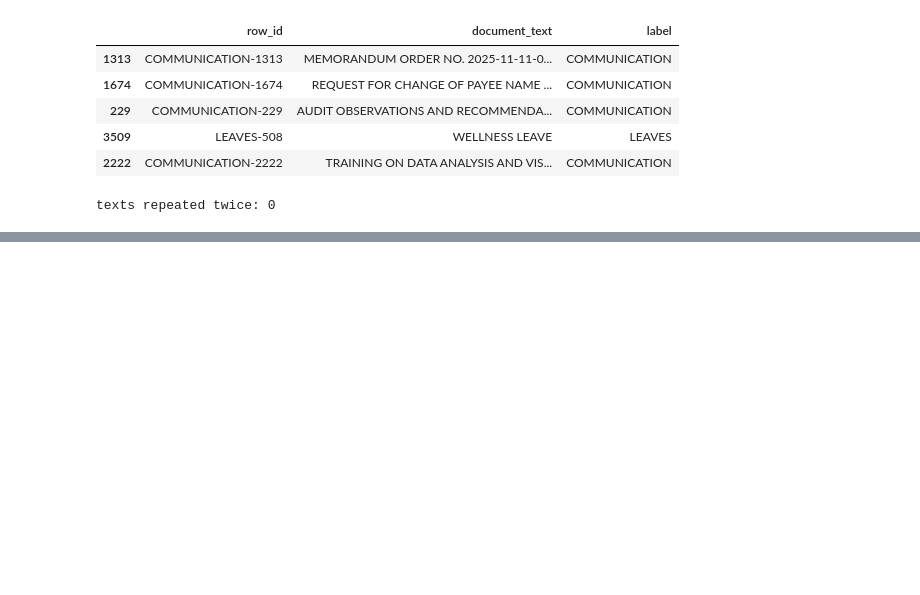
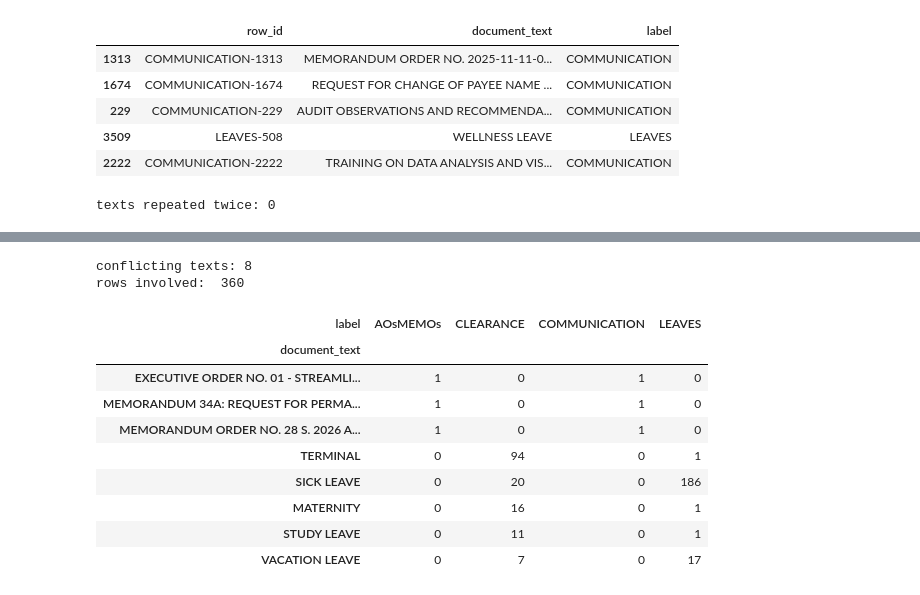
Before and after one commit to patrick-john02/doc_classifications, a Jupyter notebook: notebooks/01_pao_metadata_preparation.ipynb, the cells around one changed output, grey strips where cells are left out. Saved outputs shown, nothing was run; the diff lists cells and outputs as text; code cells hidden in the pictures; blank space fills up the shorter version.

```diff
--- a/notebooks/01_pao_metadata_preparation.ipynb
+++ b/notebooks/01_pao_metadata_preparation.ipynb
@@ -269,7 +274,20 @@ LEAVES            652
 AOsMEMOs           14
 Name: count, dtype: int64
 # %%
-# dupes =  datasets["document_text"].duplicated().sum()
-# print(dupes)
+#check duplicates and conflicting labels
+dupes =  datasets["document_text"].duplicated().sum()
+print(dupes)
+
+labels_per_text = datasets.groupby("document_text")["label"].nunique()
+conflicts = labels_per_text[labels_per_text > 1]
+print("same text with different labels")
+display(datasets["document_text"].value_counts().head(10))
+
+print("same text with different lables:", len(conflicts))
+
+#what it does
+#duplicated() marks a text that already appeared earlier, and .sum() counts them.
+#group groupby("document_text")["label"].nunique() asks, for each distinct text, how many different labels it has. More than 1 is a conflict: the same words labeled two ways.
+# value_counts().head(10) shows the 10 most common texts.
 # %% [output]
 1219
@@ -275,0 +308,32 @@ Name: count, dtype: int64
+# %%
+#showing the conflicting text
+conflict_rows = datasets[datasets["document_text"].isin(conflicts.index)]
+
+summary = (
+    conflict_rows
+    .groupby(["document_text", "label"])
+    .size()
+    .unstack(fill_value=0)
+)
+
+print("conflicting texts:", len(summary))
+print("rows involved: " , len(conflict_rows))
+display(summary.sort_values(summary.columns.tolist(), ascending=False).head(20))
+
+#what it does
+#isin(conflicts.index) keeps only the rows whose text is one of the conflicting texts.
+# groupby([...]).size() counts the rows per (text, label) pair.
+# .unstack(fill_value=0) turns the labels into columns, so you see one row per text, like TERMINAL | CLEARANCE: 90 | LEAVES: 5. fill_value=0 puts 0 where a pair doesn’t exist.
+# %% [output]
+conflicting texts: 8
+rows involved:  360
+| label | AOsMEMOs | CLEARANCE | COMMUNICATION | LEAVES |
+| document_text |  |  |  |  |
+| EXECUTIVE ORDER NO. 01 - STREAMLI... | 1 | 0 | 1 | 0 |
+| MEMORANDUM 34A: REQUEST FOR PERMA... | 1 | 0 | 1 | 0 |
+| MEMORANDUM ORDER NO. 28 S. 2026 A... | 1 | 0 | 1 | 0 |
+| TERMINAL | 0 | 94 | 0 | 1 |
+| SICK LEAVE | 0 | 20 | 0 | 186 |
+| MATERNITY | 0 | 16 | 0 | 1 |
+| STUDY LEAVE | 0 | 11 | 0 | 1 |
+| VACATION LEAVE | 0 | 7 | 0 | 17 |
```
Also changed, not shown: parts of 13 cells of this notebook.
